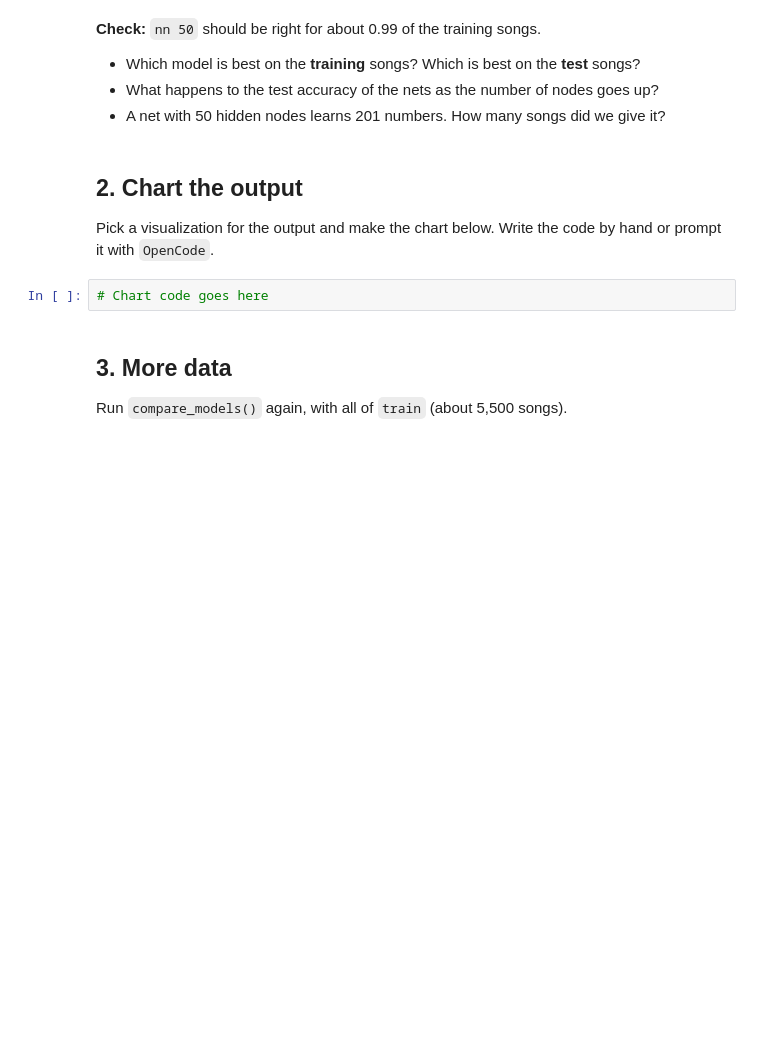
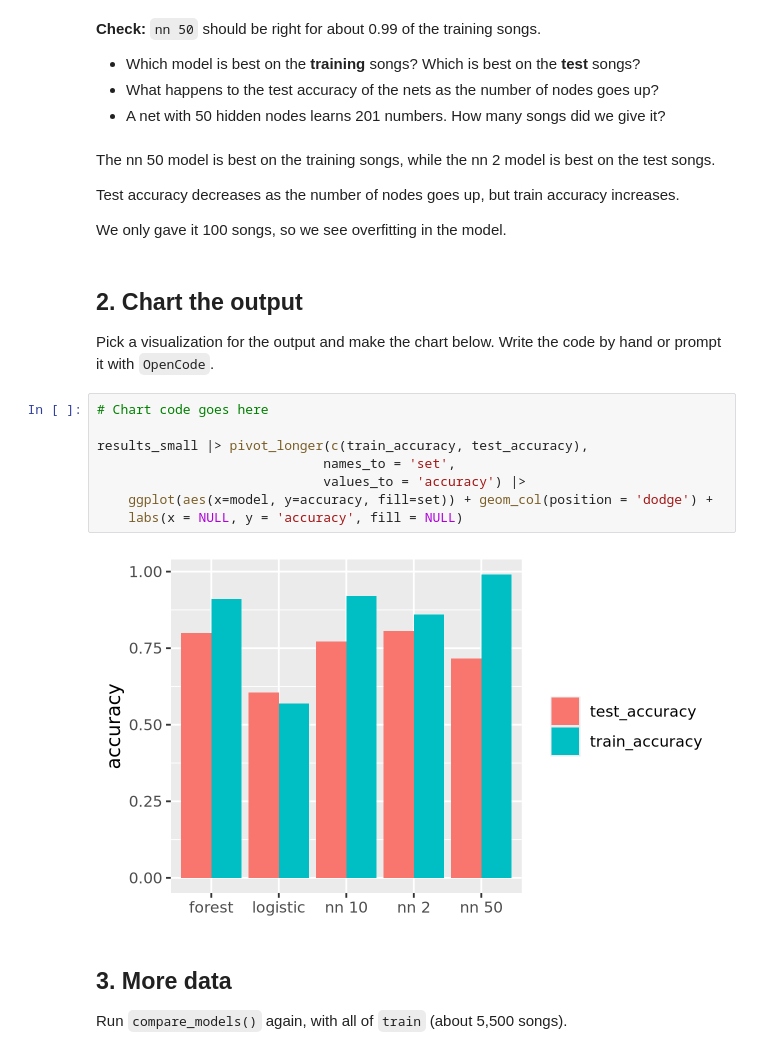
Before and after one commit to asharma0720/codespace, a Jupyter notebook: exercises/16-nn-exercise.ipynb, the cells around one changed output. Cells and saved outputs as stored; diff of their text form; blank space fills up the shorter version.

```diff
--- a/exercises/16-nn-exercise.ipynb
+++ b/exercises/16-nn-exercise.ipynb
@@ -98,12 +126,26 @@ results_small
 - Which model is best on the **training** songs? Which is best on the **test** songs?
 - What happens to the test accuracy of the nets as the number of nodes goes up?
 - A net with 50 hidden nodes learns 201 numbers. How many songs did we give it?
+# %% [markdown]
+The nn 50 model is best on the training songs, while the nn 2 model is best on the test songs.
+
+Test accuracy decreases as the number of nodes goes up, but train accuracy increases.
+
+We only gave it 100 songs, so we see overfitting in the model.
 # %% [markdown]
 ## 2. Chart the output
 
 Pick a visualization for the output and make the chart below. Write the code by hand or prompt it with `OpenCode`.
 # %%
 # Chart code goes here
+
+results_small |> pivot_longer(c(train_accuracy, test_accuracy),
+                             names_to = 'set',
+                             values_to = 'accuracy') |>
+    ggplot(aes(x=model, y=accuracy, fill=set)) + geom_col(position = 'dodge') +
+    labs(x = NULL, y = 'accuracy', fill = NULL)
+# %% [output]
+[figure, added]
 # %% [markdown]
 ## 3. More data
 
```
Also changed, not shown: parts of 7 cells of this notebook, 1 other file.
